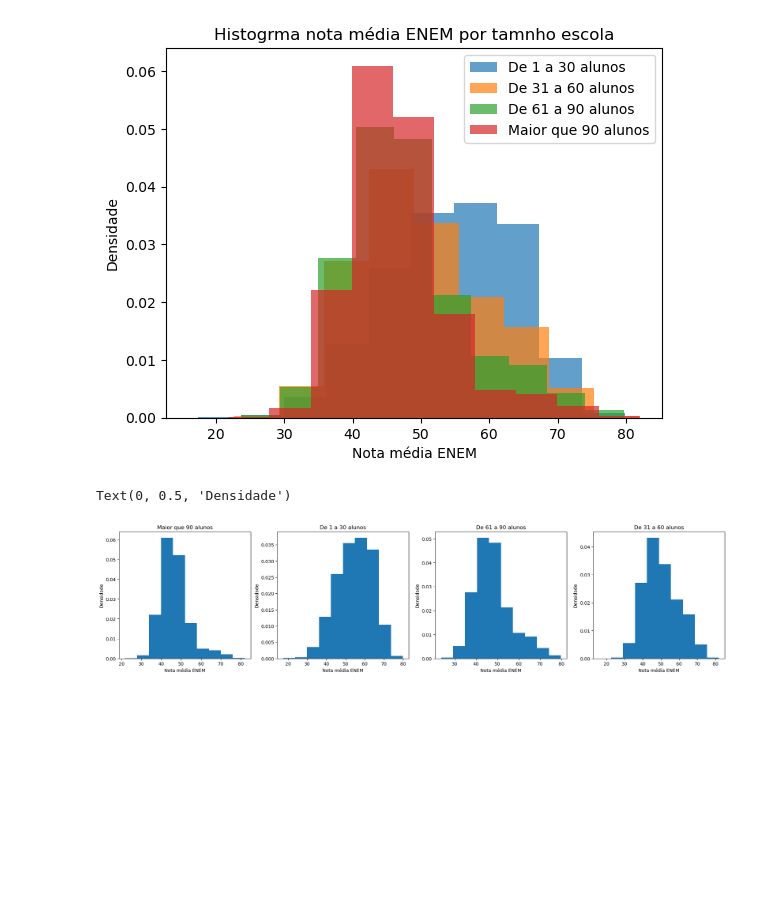
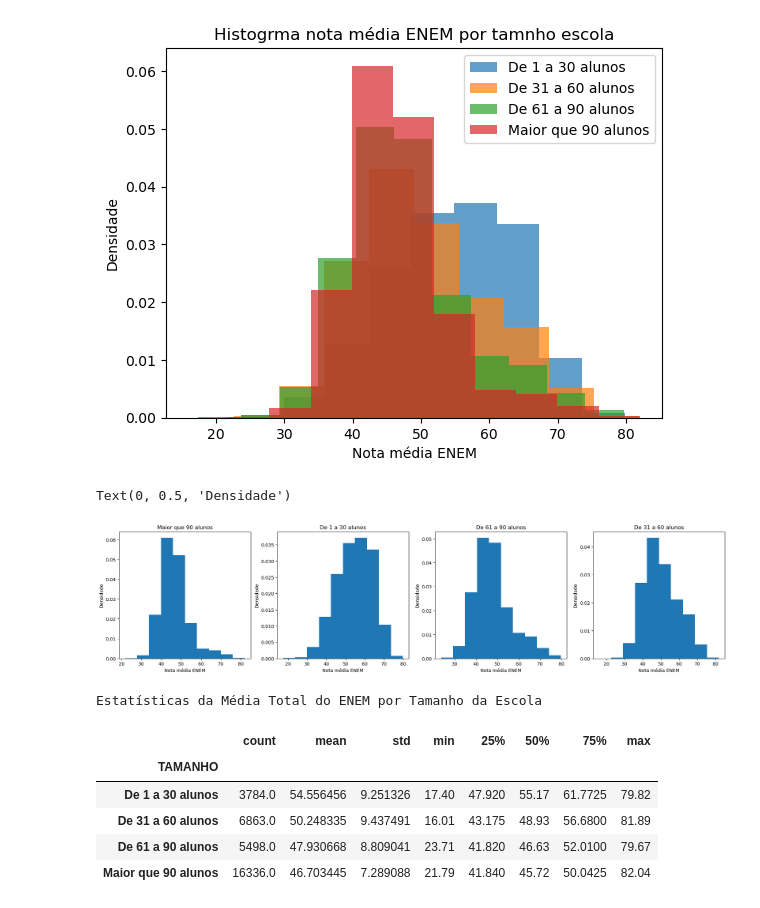
Before and after one commit to LuanaPLGuimaraes/Grupo12A_Projeto2_CDados, a Jupyter notebook: mineracao.ipynb, the cells around one changed output. Saved outputs shown, nothing was run; the diff lists cells and outputs as text; code cells hidden in the pictures; blank space fills up the shorter version.

```diff
--- a/mineracao.ipynb
+++ b/mineracao.ipynb
@@ -285,3 +285,14 @@ plt.ylabel('Densidade')
 # %% [output]
 Text(0, 0.5, 'Densidade')
 [figure]
+# %%
+print("Estatísticas da Média Total do ENEM por Tamanho da Escola")
+dados.groupby('TAMANHO')['MEDIA_TOTAL_ENEM'].describe()
+# %% [output]
+Estatísticas da Média Total do ENEM por Tamanho da Escola
+|  | count | mean | std | min | 25% | 50% | 75% | max |
+| TAMANHO |  |  |  |  |  |  |  |  |
+| De 1 a 30 alunos | 3784.0 | 54.556456 | 9.251326 | 17.40 | 47.920 | 55.17 | 61.7725 | 79.82 |
+| De 31 a 60 alunos | 6863.0 | 50.248335 | 9.437491 | 16.01 | 43.175 | 48.93 | 56.6800 | 81.89 |
+| De 61 a 90 alunos | 5498.0 | 47.930668 | 8.809041 | 23.71 | 41.820 | 46.63 | 52.0100 | 79.67 |
+| Maior que 90 alunos | 16336.0 | 46.703445 | 7.289088 | 21.79 | 41.840 | 45.72 | 50.0425 | 82.04 |
```
Also changed, not shown: parts of 2 cells of this notebook.
